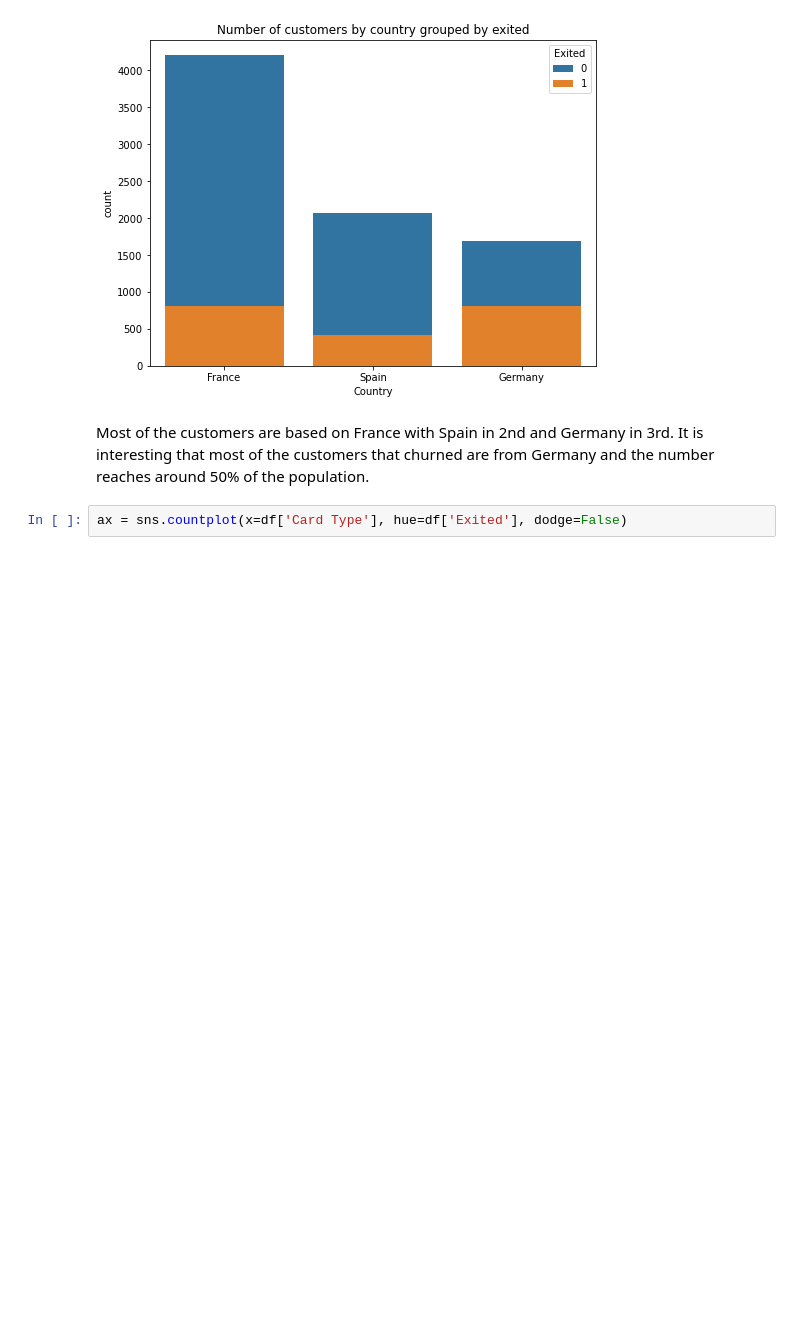
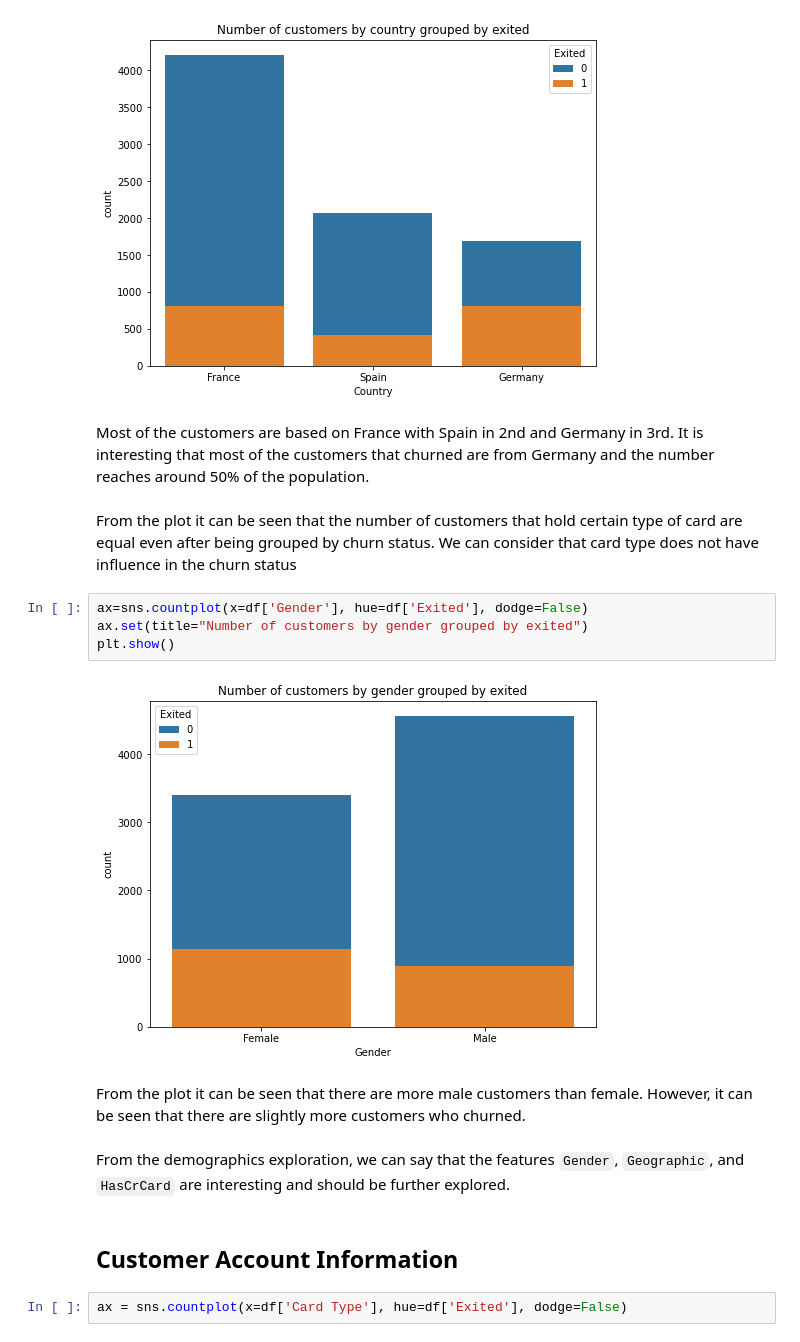
Before and after one commit to BrianLoe/ChurnPrediction, a Jupyter notebook: ChurnAnalysis.ipynb, the cells around one changed output. Cells and saved outputs as stored; diff of their text form; blank space fills up the shorter version.

Commit message:
add explanation and markdowns for graphs

```diff
--- a/ChurnAnalysis.ipynb
+++ b/ChurnAnalysis.ipynb
@@ -131,6 +131,20 @@ plt.show()
 [figure]
 # %% [markdown]
 Most of the customers are based on France with Spain in 2nd and Germany in 3rd. It is interesting that most of the customers that churned are from Germany and the number reaches around 50% of the population.
+# %% [markdown]
+From the plot it can be seen that the number of customers that hold certain type of card are equal even after being grouped by churn status. We can consider that card type does not have influence in the churn status
+# %%
+ax=sns.countplot(x=df['Gender'], hue=df['Exited'], dodge=False)
+ax.set(title="Number of customers by gender grouped by exited")
+plt.show()
+# %% [output]
+[figure, added]
+# %% [markdown]
+From the plot it can be seen that there are more male customers than female. However, it can be seen that there are slightly more customers who churned.
+# %% [markdown]
+From the demographics exploration, we can say that the features `Gender`, `Geographic`, and `HasCrCard` are interesting and should be further explored.
+# %% [markdown]
+## Customer Account Information
 # %%
 ax = sns.countplot(x=df['Card Type'], hue=df['Exited'], dodge=False)
 # %% [output]
```
Also changed, not shown: parts of 2 cells of this notebook.
